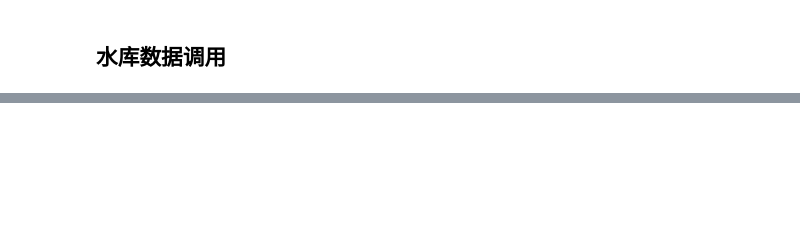
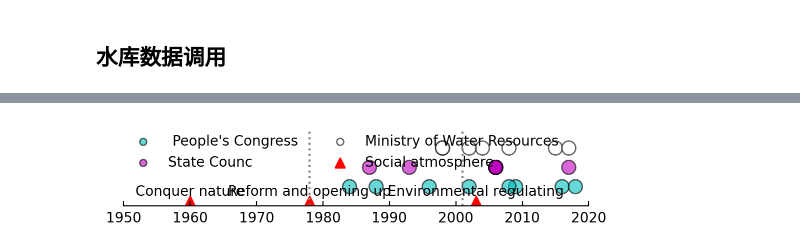
Before and after one commit to SongshGeo/Water-Governance-Regimes, a Jupyter notebook: notebooks/regime_shift_causes.ipynb, the cells around one changed output, grey strips where cells are left out. Saved outputs shown, nothing was run; the diff lists cells and outputs as text; code cells hidden in the pictures; blank space fills up the shorter version.

```diff
--- a/notebooks/regime_shift_causes.ipynb
+++ b/notebooks/regime_shift_causes.ipynb
@@ -227,5 +256,5 @@ plt.show();
 # %%
-policy = pd.read_excel("../data/policy.xlsx")
+policy = pd.read_excel(cfg.db.policy)
 
 
 def div_levels(x):
@@ -239,7 +268,7 @@ def div_levels(x):
 
 policy["level"] = policy["agency"].apply(div_levels)
 
-events = pd.read_csv("../data/processed/big_events.csv", index_col=0)
+events = pd.read_csv(cfg.db.events, index_col=0)
 frequency = events.groupby("Year").count()["Title"].loc[1950:2015]
 
 
@@ -259,11 +288,11 @@ def plot_time_line(ax=False):
         y = np.ones(len(x)) * ys[i]
         s = np.ones(len(x)) * scale
         label = data["agency"].iloc[0].strip("of the PRC").strip("National")
-        label = {
-            " People's Congress": "人大常委",
-            "State Counc": "国务院",
-            "Ministry of Water Resources": "水利部",
-        }[label]
+        # label = {
+        #     " People's Congress": "人大常委",
+        #     "State Counc": "国务院",
+        #     "Ministry of Water Resources": "水利部",
+        # }[label]
         ax.scatter(
             x,
             y,
@@ -278,7 +307,13 @@ def plot_time_line(ax=False):
     # ax.plot(dates, np.zeros_like(dates), "-.", zorder=-1, color='lightgray')
     # ax.hlines(0.8, 1965, 1978, color=colors[i])
     transformation = ax.scatter(
-        1960, -1, s=scale * 2, color=trans_color, marker="^", label="社会背景"
+        1960,
+        -1,
+        s=scale * 2,
+        color=trans_color,
+        marker="^",
+        label="Social atmosphere"
+        # 1960, -1, s=scale * 2, color=trans_color, marker="^", label="社会背景"
     )
 
     ax.scatter(1978, -1, s=scale * 2, color=trans_color, marker="^", zorder=1)
@@ -287,45 +322,50 @@ def plot_time_line(ax=False):
     ax.text(
         1960,
         -0.8,
-        "征服自然",
+        "Conquer nature",
+        # "征服自然",
         horizontalalignment="center",
         verticalalignment="bottom",
     )
     ax.text(
         1978,
         -0.8,
-        "改革开放",
+        "Reform and opening up",
+        # "改革开放",
         horizontalalignment="center",
         verticalalignment="bottom",
     )
     ax.text(
         2003,
         -0.8,
-        "环境规制",
+        "Environmental regulating",
+        # "环境规制",
         horizontalalignment="center",
         verticalalignment="bottom",
     )
 
     ax.set_xlim(1950, 2020)
     ax.set_ylim(-1, 1)
     ax.set_yticks([])
     ax.axvline(1978, ls=":", color="gray")
     ax.axvline(2001, ls=":", color="gray")
 
     ax.spines["top"].set_visible(False)
     ax.spines["left"].set_visible(False)
     ax.spines["right"].set_visible(False)
     ax.spines["bottom"].set_visible(True)
     ax.legend(
         loc="upper left",
         frameon=False,
         ncol=2,
         borderaxespad=0.0,
         markerscale=0.5,
     )
 
 
 plot_time_line()
+# %% [output]
+[figure, added]
 # %%
 import seaborn as sns
 from matplotlib.gridspec import GridSpec
```
Also changed, not shown: parts of 6 cells of this notebook, 1 other file.
